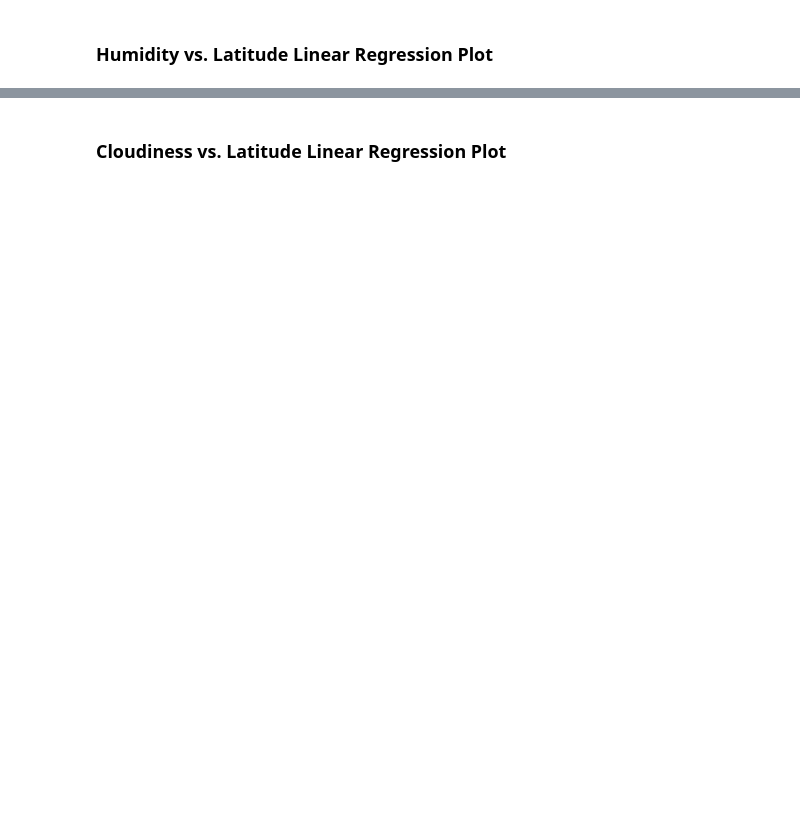
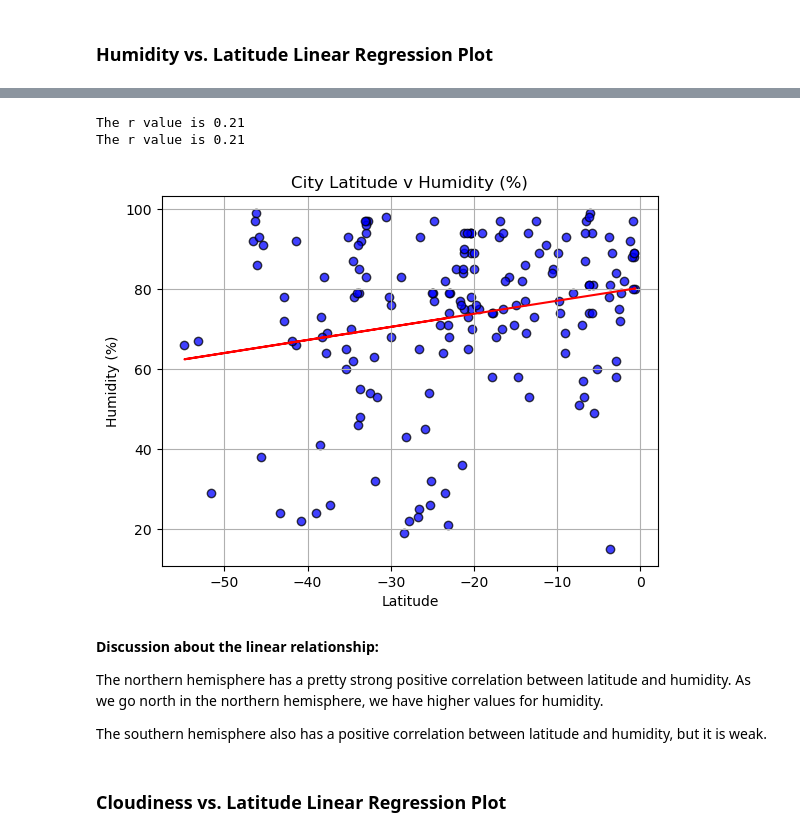
Before and after one commit to lilphonsdale/python-api-challenge, a Jupyter notebook: WeatherPy/WeatherPy.ipynb, the cells around one changed output, grey strips where cells are left out. Saved outputs shown, nothing was run; the diff lists cells and outputs as text; code cells hidden in the pictures; blank space fills up the shorter version.

```diff
--- a/WeatherPy/WeatherPy.ipynb
+++ b/WeatherPy/WeatherPy.ipynb
@@ -435,2 +491,42 @@ The r-value is: 0.0002808747046324607
+# %%
+# Southern Hemisphere
+# Build scatter plot for latitude vs. humidity
+sh_lat = southern_hemi_df["Lat"]
+sh_hum = southern_hemi_df["Humidity"]
+
+sh_hum_slope, sh_hum_int, sh_hum_r, sh_hum_p, sh_hum_std_err = linregress(sh_lat, sh_hum)
+sh_hum_fit = sh_hum_slope * sh_lat + sh_hum_int
+
+sh_hum_line = "y = " + str(round(sh_hum_slope,2)) + "x + " + str(round(sh_hum_int,2))
+
+print(f"The r value is {round(pearsonr(sh_lat,sh_hum)[0],2)}")
+print(f"The r value is {round(sh_hum_r,2)}")
+
+plt.scatter(sh_lat,sh_hum, marker="o", facecolors="blue", edgecolors="black", alpha=0.75)
+plt.plot(sh_lat, sh_hum_fit, color = "red")
+
+# Incorporate the other graph properties
+plt.title("Southern Hemisphere City Latitude v Humidity (%)")
+plt.xlabel("Latitude")
+plt.ylabel("Humidity (%)")
+plt.grid()
+plt.annotate(nh_line,(5.8,0.8),fontsize=15,color="red")
+
+
+# Save the figure
+plt.savefig("../output_data/Fig8.png")
+
+# # Show plot
+plt.show()
+# %% [output]
+The r value is 0.21
+The r value is 0.21
+[figure, added]
+# %% [markdown]
+**Discussion about the linear relationship:**
+
+The northern hemisphere has a pretty strong positive correlation between latitude and humidity. As we go north in the northern hemisphere, we have higher values for humidity.
+
+The southern hemisphere also has a positive correlation between latitude and humidity, but it is weak.
 # %% [markdown]
 ### Cloudiness vs. Latitude Linear Regression Plot
```
Also changed, not shown: parts of 26 cells of this notebook, 8 other files.
